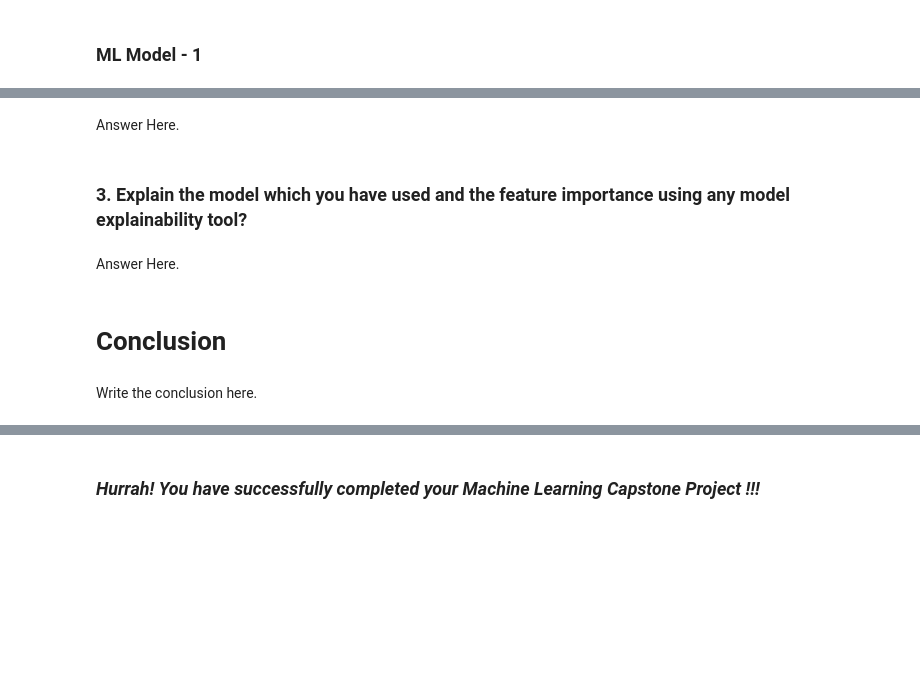
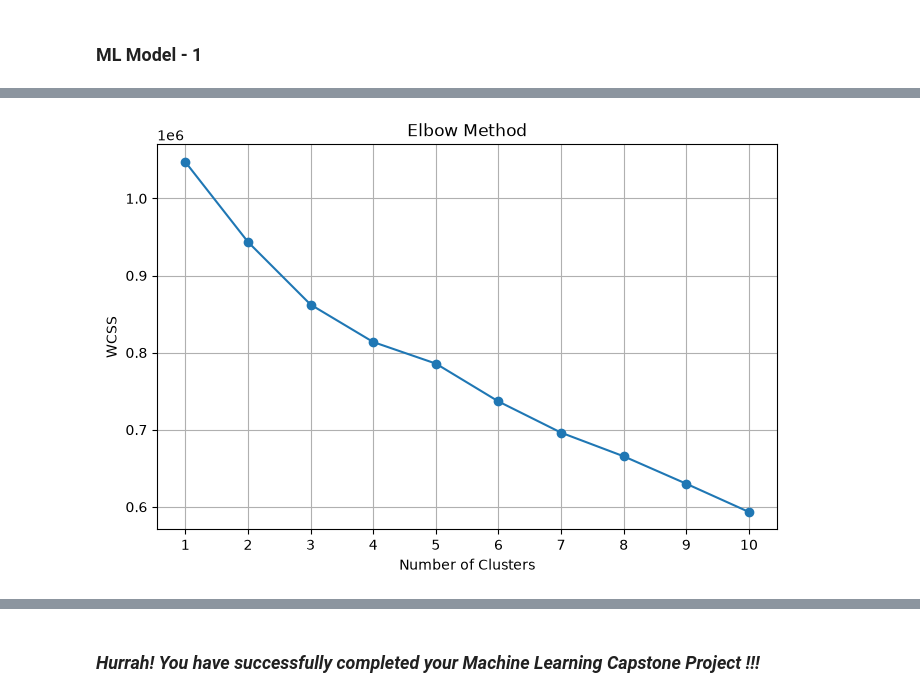
Before and after one commit to Krishna-matic/Machine_Learning_Projects, a Jupyter notebook: 04_Los_Angeles_Airbnb_Listings_Clustering/Clustering_ML_Project.ipynb, the cells around one changed output, grey strips where cells are left out. Drawn from its saved outputs; the diff is of its cells as text; code cells hidden in the pictures; blank space fills up the shorter version.

Commit message:
Completed Model Implementations

```diff
--- a/04_Los_Angeles_Airbnb_Listings_Clustering/Clustering_ML_Project.ipynb
+++ b/04_Los_Angeles_Airbnb_Listings_Clustering/Clustering_ML_Project.ipynb
@@ -985,0 +1046,11 @@ Answer Here.
+# %%
+df = pd.get_dummies(
+    df,
+    columns=[
+        'host_response_time',
+        'neighbourhood_group_cleansed',
+        'room_type'
+    ],
+    drop_first=True,
+    dtype=int
+)
@@ -1077,2 +1117,8 @@ Answer Here.
+# %%
+from sklearn.preprocessing import StandardScaler
+
+scaler = StandardScaler()
+
+X_scaled = scaler.fit_transform(df)
 # %% [markdown]
 ##### What data splitting ratio have you used and why?
@@ -1171,10 +1133,27 @@ Answer Here.
-# %% [markdown]
-Answer Here.
-# %% [markdown]
-### 3. Explain the model which you have used and the feature importance using any model explainability tool?
-# %% [markdown]
-Answer Here.
-# %% [markdown]
-# **Conclusion**
-# %% [markdown]
-Write the conclusion here.
+# %%
+from sklearn.cluster import KMeans
+import matplotlib.pyplot as plt
+
+wcss = []
+
+for i in range(1, 11):
+    kmeans = KMeans(
+        n_clusters=i,
+        init='k-means++',
+        random_state=42,
+        n_init=10
+    )
+
+    kmeans.fit(X_scaled)
+    wcss.append(kmeans.inertia_)
+
+plt.figure(figsize=(8,5))
+plt.plot(range(1,11), wcss, marker='o')
+plt.title('Elbow Method')
+plt.xlabel('Number of Clusters')
+plt.ylabel('WCSS')
+plt.xticks(range(1,11))
+plt.grid(True)
+plt.show()
+# %% [output]
+[figure, added]
```
Also changed, not shown: parts of 104 cells of this notebook.
